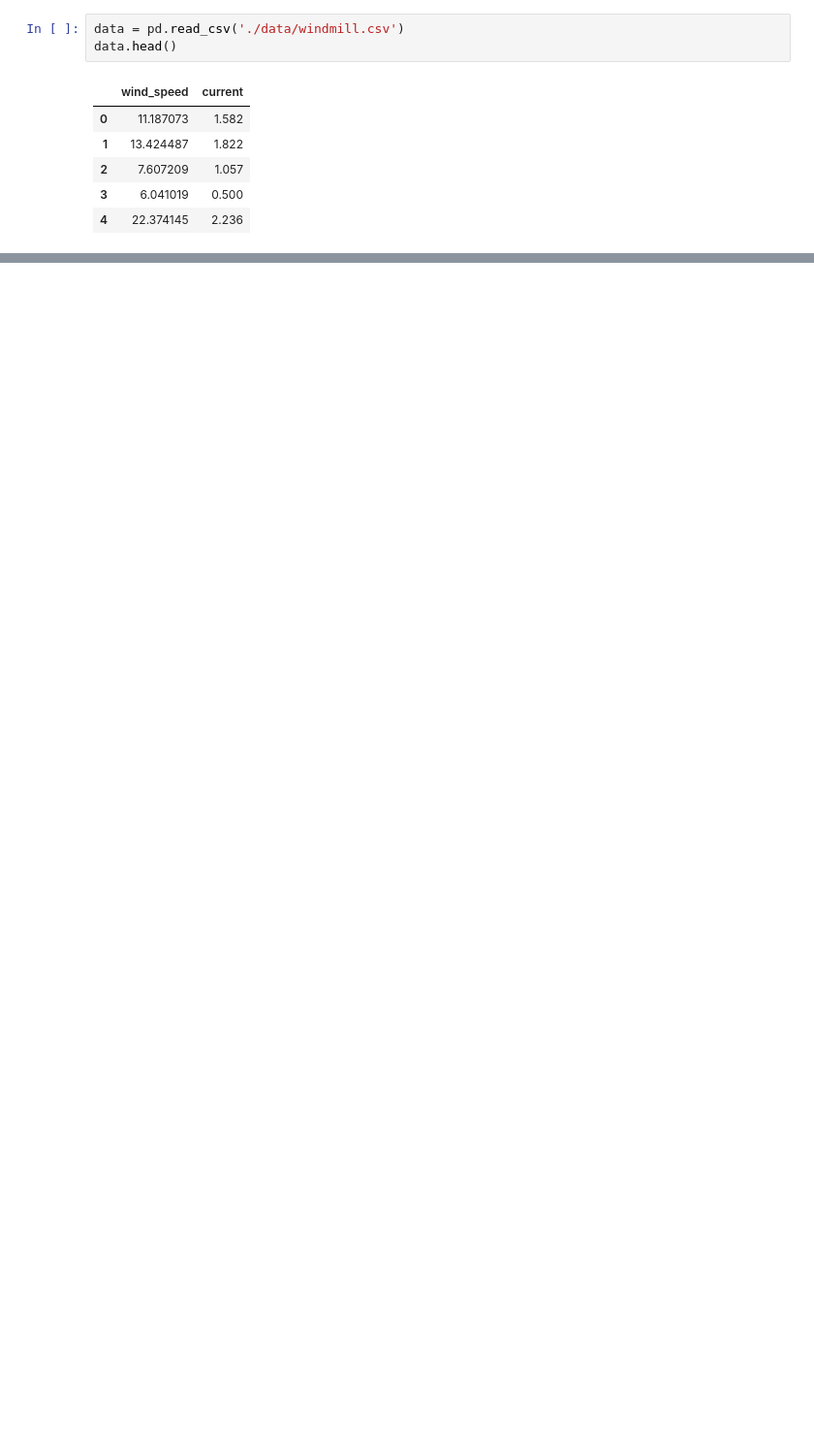
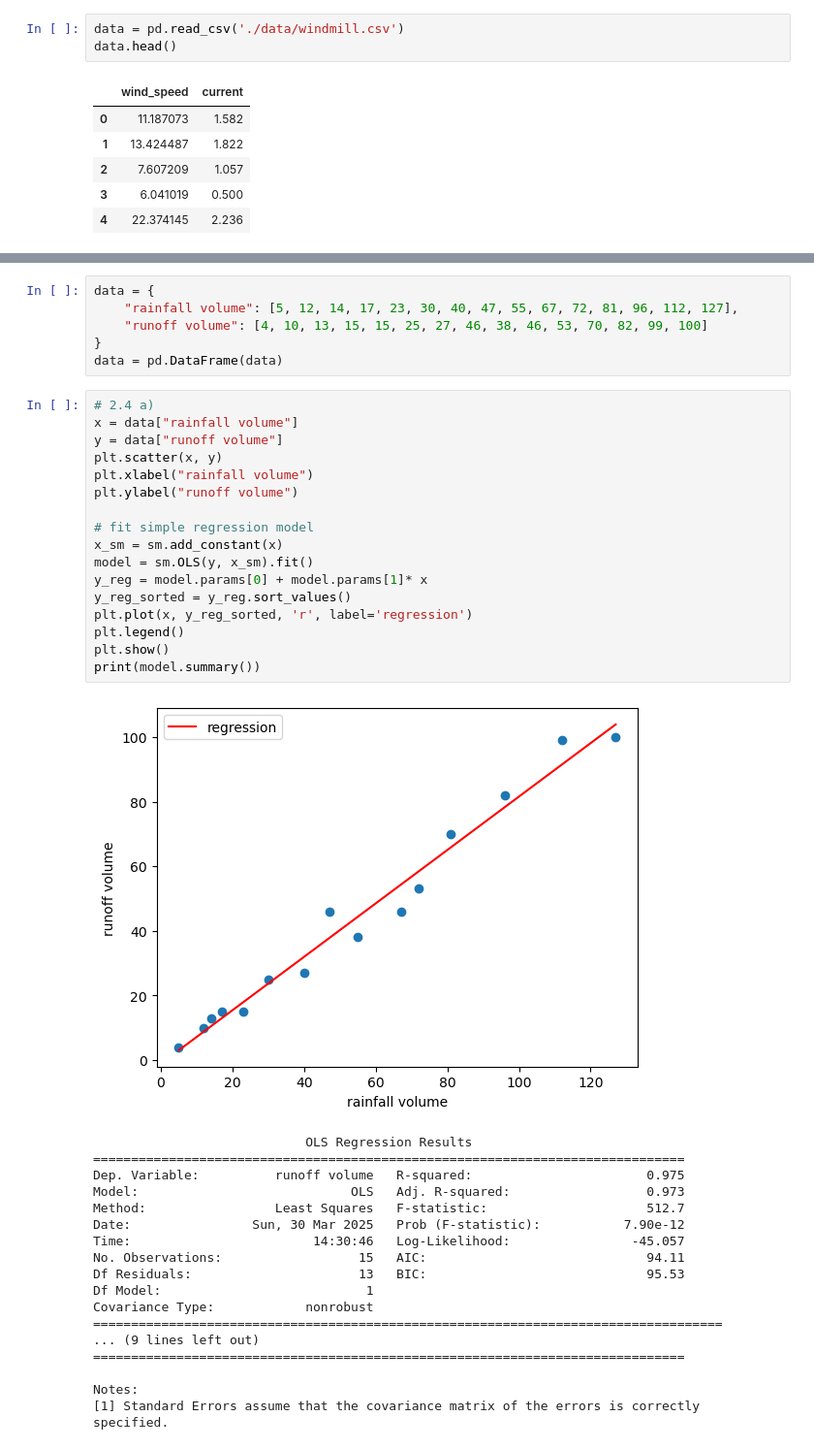
Before and after one commit to justinmeckmann1/STAT, a Jupyter notebook: SW02/exercises/sw_02.ipynb, the cells around one changed output, grey strips where cells are left out. Shown at 97% size. Cells and saved outputs as stored; diff of their text form; blank space fills up the shorter version.

```diff
--- a/SW02/exercises/sw_02.ipynb
+++ b/SW02/exercises/sw_02.ipynb
@@ -42,0 +151,42 @@ plt.show()
+# %%
+data = {
+    "rainfall volume": [5, 12, 14, 17, 23, 30, 40, 47, 55, 67, 72, 81, 96, 112, 127],
+    "runoff volume": [4, 10, 13, 15, 15, 25, 27, 46, 38, 46, 53, 70, 82, 99, 100]
+}
+data = pd.DataFrame(data)
+# %%
+# 2.4 a)
+x = data["rainfall volume"]
+y = data["runoff volume"]
+plt.scatter(x, y)
+plt.xlabel("rainfall volume")
+plt.ylabel("runoff volume")
+
+# fit simple regression model
+x_sm = sm.add_constant(x)
+model = sm.OLS(y, x_sm).fit()
+y_reg = model.params[0] + model.params[1]* x
+y_reg_sorted = y_reg.sort_values()
+plt.plot(x, y_reg_sorted, 'r', label='regression')
+plt.legend()
+plt.show()
+print(model.summary())
+# %% [output]
+[figure, added]
+                            OLS Regression Results
+==============================================================================
+Dep. Variable:          runoff volume   R-squared:                       0.975
+Model:                            OLS   Adj. R-squared:                  0.973
+Method:                 Least Squares   F-statistic:                     512.7
+Date:                Sun, 30 Mar 2025   Prob (F-statistic):           7.90e-12
+Time:                        14:30:46   Log-Likelihood:                -45.057
+No. Observations:                  15   AIC:                             94.11
+Df Residuals:                      13   BIC:                             95.53
+Df Model:                           1
+Covariance Type:            nonrobust
+===================================================================================
+... (9 lines left out)
+==============================================================================
+
+Notes:
+[1] Standard Errors assume that the covariance matrix of the errors is correctly specified.
```
Also changed, not shown: parts of 13 cells of this notebook, 2 other files.
